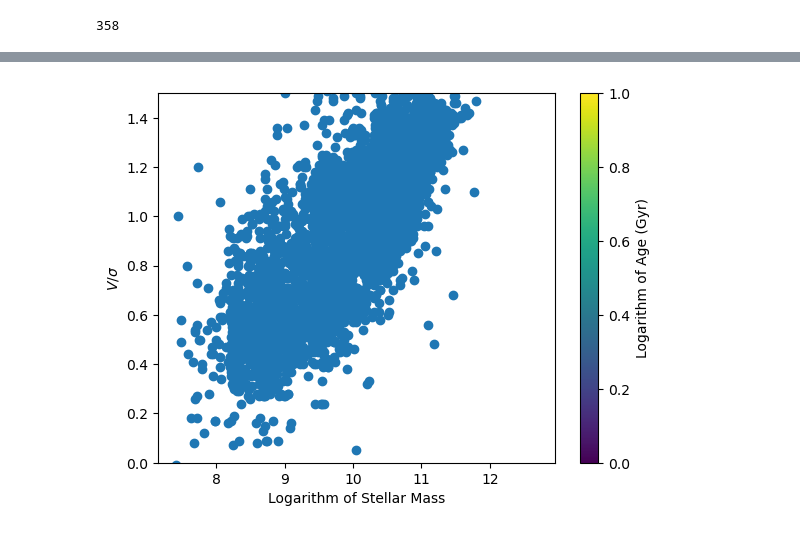
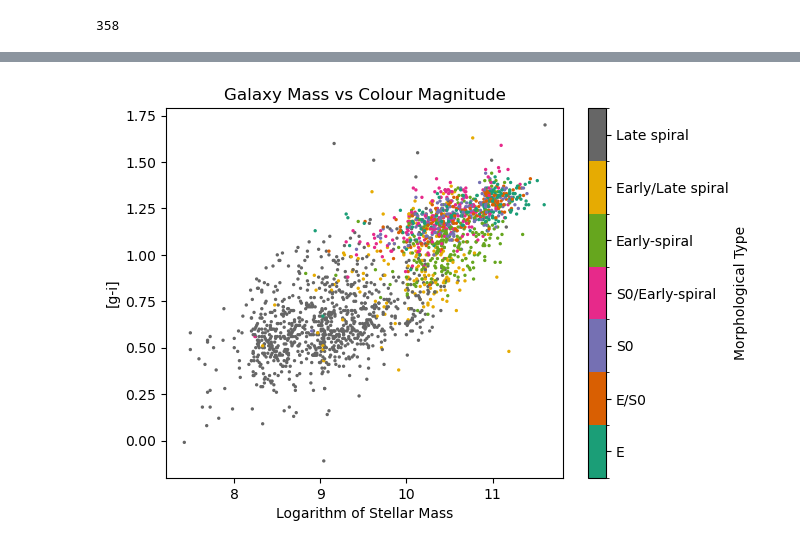
Before and after one commit to C-4801/PHYS3116_Tutorials, a Jupyter notebook: Week3/PHYS3116_Week3_Tutorial.ipynb, the cells around one changed output, grey strips where cells are left out. Saved outputs shown, nothing was run; the diff lists cells and outputs as text; code cells hidden in the pictures.

```diff
--- a/Week3/PHYS3116_Week3_Tutorial.ipynb
+++ b/Week3/PHYS3116_Week3_Tutorial.ipynb
@@ -168,18 +171,41 @@ sum(VisMorph["type"]==2.0)
+# %%
+DF = pd.merge(B,VisMorph,on="catid",how="outer")
+ValidType = abs(DF["type"])<=3
+DF = DF[ValidType]
 # %%
 # 1) c)
 
+ColourDict = {
+    0   :"E",
+    0.5 :"E/S0",
+    1   :"S0",
+    1.5 :"S0/Early-spiral",
+    2   :"Early-spiral",
+    2.5 :"Early/Late spiral",
+    3   :"Late spiral"
+}
+
+
+cmap = mpl.colormaps["Dark2"]
+types = np.unique(DF["type"])
+bounds = np.append(types,3.5)-0.25 #adds an extra top bin and then shifts values down by half a bin
+norm = mpl.colors.BoundaryNorm(bounds, cmap.N)
 
 plt.scatter(
-    B["mstar"],
-    B["g_i"],
-    #c=np.log10(MergedDF["Age_RE"]),
+    DF["mstar"],
+    DF["g_i"],
+    c=DF["type"],
+    s=2,
+    cmap= cmap,
+    norm=norm
 )
 
-# Change y-limit to be between 0 and 1.5
-plt.ylim(0, 1.5)
+plt.title("Galaxy Mass vs Colour Magnitude")
 plt.xlabel('Logarithm of Stellar Mass')
-plt.ylabel(r'$V/\sigma$')
+plt.ylabel('[g-i]')
 cbar = plt.colorbar()
-cbar.set_label('Logarithm of Age (Gyr)')
+cbar.set_label('Morphological Type')
+cbar.set_ticks(types)
+cbar.ax.set_yticklabels([ColourDict[n] for n in types]);
 # %% [output]
-[figure, old version]
+[figure, new version]
```
Also changed, not shown: parts of 3 cells of this notebook.
